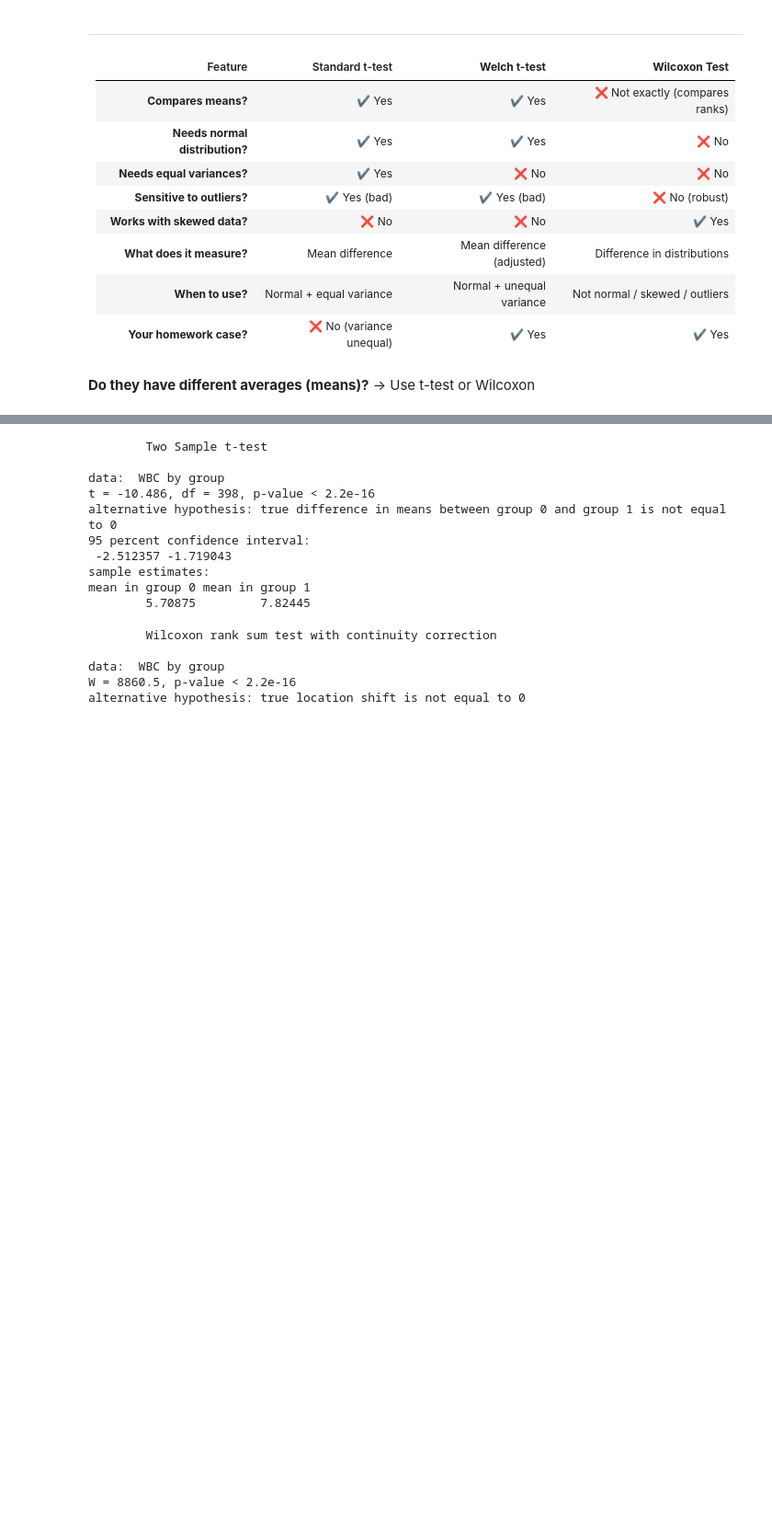
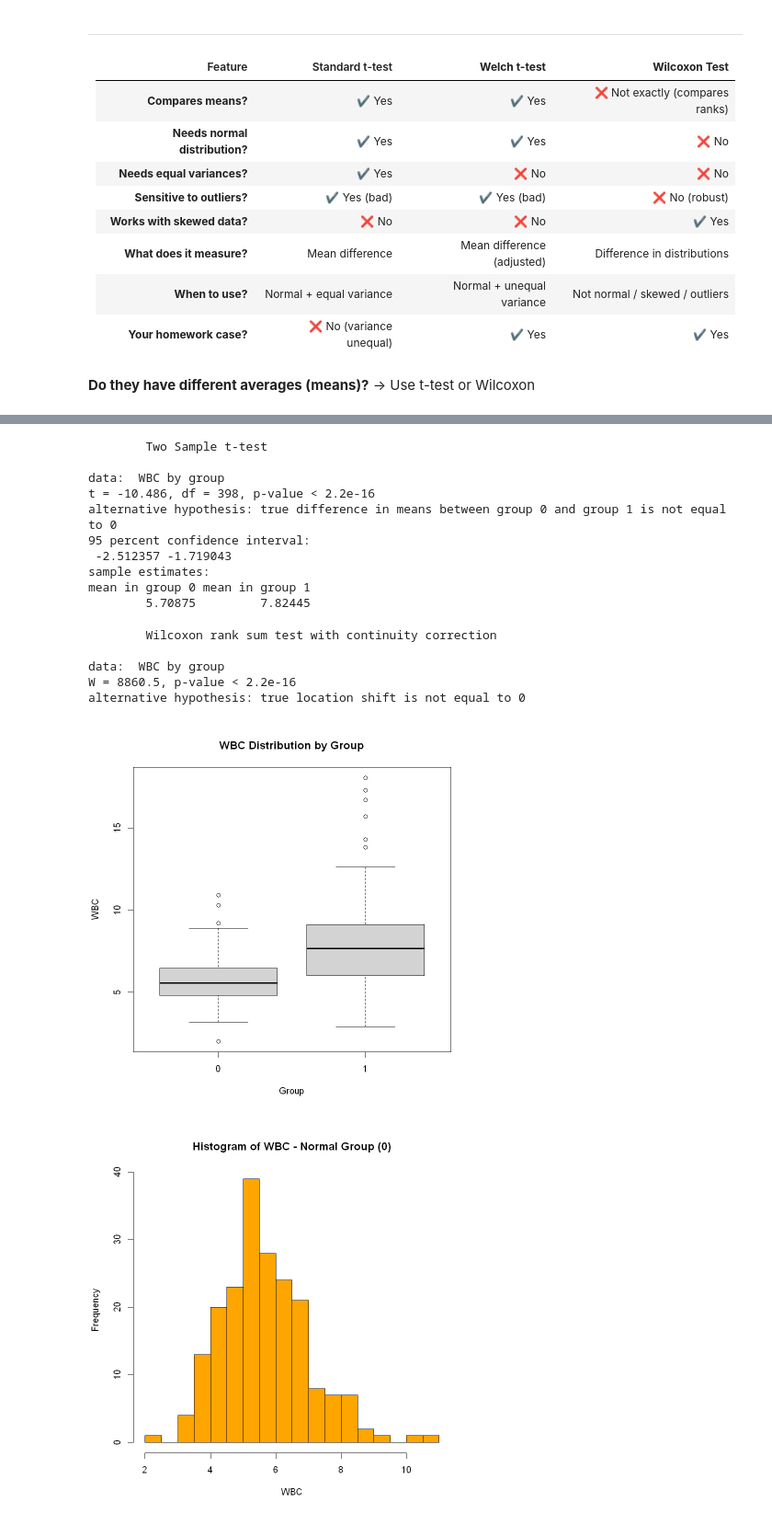
Before and after one commit to RafsanJany-44/R_is_ON, a Jupyter notebook: CODE/practice.ipynb, the cells around one changed output, grey strips where cells are left out. Shown at 92% size. Saved outputs shown, nothing was run; the diff lists cells and outputs as text; code cells hidden in the pictures; blank space fills up the shorter version.

```diff
--- a/CODE/practice.ipynb
+++ b/CODE/practice.ipynb
@@ -911,6 +911,36 @@ t.test(WBC ~ group, data=stroke_CI, var.equal=FALSE)
 t.test(WBC ~ group, data=stroke_CI, var.equal=TRUE)
 
 wilcox.test(WBC ~ group, data=stroke_CI)
+
+
+
+
+# Boxplot (CI vs Normal)
+boxplot(WBC ~ group, data = stroke_CI,
+        main = "WBC Distribution by Group",
+        xlab = "Group",
+        ylab = "WBC")
+
+# Histogram for Normal group
+hist(stroke_CI$WBC[stroke_CI$group == 0],
+     main = "Histogram of WBC - Normal Group (0)",
+     xlab = "WBC",
+     col = "orange",
+     breaks = 20)
+
+# Histogram for CI group
+hist(stroke_CI$WBC[stroke_CI$group == 1],
+     main = "Histogram of WBC - CI Group (1)",
+     xlab = "WBC",
+     col = "orange",
+     breaks = 20)
+
+
+qqnorm(stroke_CI$WBC[stroke_CI$group == 0])
+qqline(stroke_CI$WBC[stroke_CI$group == 0], col="red")
+
+qqnorm(stroke_CI$WBC[stroke_CI$group == 1])
+qqline(stroke_CI$WBC[stroke_CI$group == 1], col="red")
 # %% [output]
 A tibble: 6 × 28
 | group | ID | sex | age | smoking | drinking | exercise | meat_preference | seafood_preference | ... |
@@ -937,30 +967,32 @@ alternative hypothesis: true ratio of variances is not equal to 1
 95 percent confidence interval:
  0.2134359 0.3726667
 sample estimates:
 ratio of variances
          0.2820292
         Welch Two Sample t-test
 
 data:  WBC by group
 t = -10.486, df = 302.98, p-value < 2.2e-16
 alternative hypothesis: true difference in means between group 0 and group 1 is not equal to 0
 95 percent confidence interval:
  -2.512737 -1.718663
 sample estimates:
 mean in group 0 mean in group 1
         5.70875         7.82445
         Two Sample t-test
 
 data:  WBC by group
 t = -10.486, df = 398, p-value < 2.2e-16
 alternative hypothesis: true difference in means between group 0 and group 1 is not equal to 0
 95 percent confidence interval:
  -2.512357 -1.719043
 sample estimates:
 mean in group 0 mean in group 1
         5.70875         7.82445
         Wilcoxon rank sum test with continuity correction
 
 data:  WBC by group
 W = 8860.5, p-value < 2.2e-16
 alternative hypothesis: true location shift is not equal to 0
+[figure, added]
+[figure, added]
```
Also changed, not shown: parts of 1 cell of this notebook, 1 other file.
